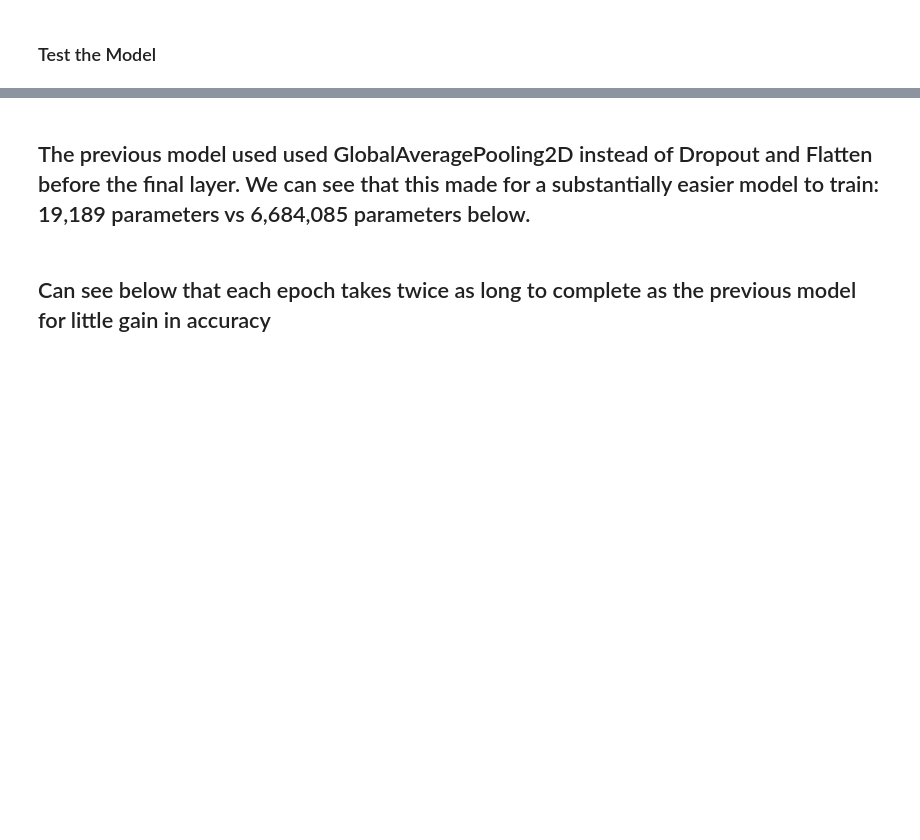
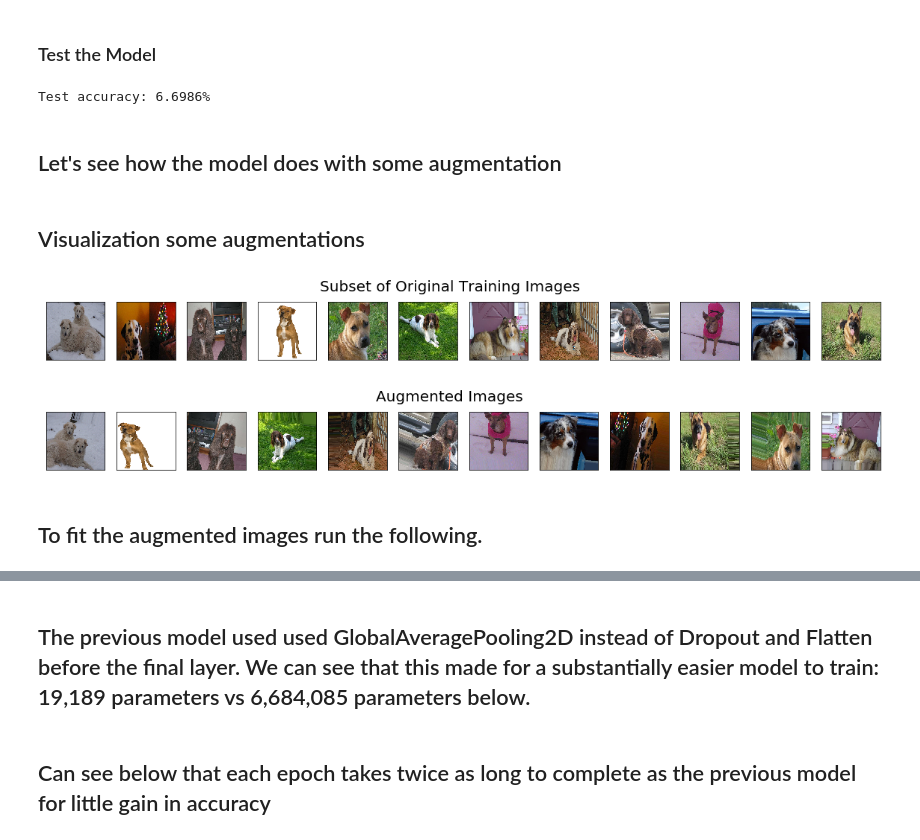
Before and after one commit to m00nd00r/Dog-Breed-App, a Jupyter notebook: dog_app.ipynb, the cells around one changed output, grey strips where cells are left out. Saved outputs shown, nothing was run; the diff lists cells and outputs as text; code cells hidden in the pictures; blank space fills up the shorter version.

Commit message:
update: added augmentation to images for training.

```diff
--- a/dog_app.ipynb
+++ b/dog_app.ipynb
@@ -477,2 +512,64 @@ else:
 # %% [markdown]
 ### Test the Model
+# %%
+# get index of predicted dog breed for each image in test set
+dog_breed_predictions = [np.argmax(model.predict(np.expand_dims(tensor, axis=0))) for tensor in test_tensors]
+
+# report test accuracy
+test_accuracy = 100*np.sum(np.array(dog_breed_predictions)==np.argmax(test_targets, axis=1))/len(dog_breed_predictions)
+print('Test accuracy: %.4f%%' % test_accuracy)
+# %% [output]
+Test accuracy: 6.6986%
+# %% [markdown]
+## Let's see how the model does with some augmentation
+# %%
+from keras.preprocessing.image import ImageDataGenerator
+
+datagen_train = ImageDataGenerator(
+        rotation_range=15,
+        width_shift_range=0.2,
+        height_shift_range=0.2,
+        shear_range=0.2,
+        zoom_range=0.2,
+        horizontal_flip=True,
+        fill_mode='nearest')
+
+datagen_valid = ImageDataGenerator(
+        rotation_range=15,
+        width_shift_range=0.2,
+        height_shift_range=0.2,
+        shear_range=0.2,
+        zoom_range=0.2,
+        horizontal_flip=True,
+        fill_mode='nearest')
+
+datagen_train.fit(train_tensors)
+datagen_valid.fit(valid_tensors)
+# %% [markdown]
+## Visualization some augmentations
+# %%
+# take subset of training data
+train_subset = train_tensors[:12]
+
+# visualize subset of training data
+fig = plt.figure(figsize=(20,2))
+for i in range(0, len(train_subset)):
+    ax = fig.add_subplot(1, 12, i+1, xticks=[], yticks=[])
+    ax.imshow(train_subset[i])
+fig.suptitle('Subset of Original Training Images', fontsize=20)
+plt.show()
+
+# visualize augmented images
+fig = plt.figure(figsize=(20,2))
+for x_batch in datagen_train.flow(train_subset, batch_size=12):
+    for i in range(0, 12):
+        ax = fig.add_subplot(1, 12, i+1, xticks=[], yticks=[])
+        ax.imshow(x_batch[i])
+    fig.suptitle('Augmented Images', fontsize=20)
+    plt.show()
+    break;
+# %% [output]
+[figure, added]
+[figure, added]
+# %% [markdown]
+## To fit the augmented images run the following.
```
Also changed, not shown: parts of 38 cells of this notebook.
